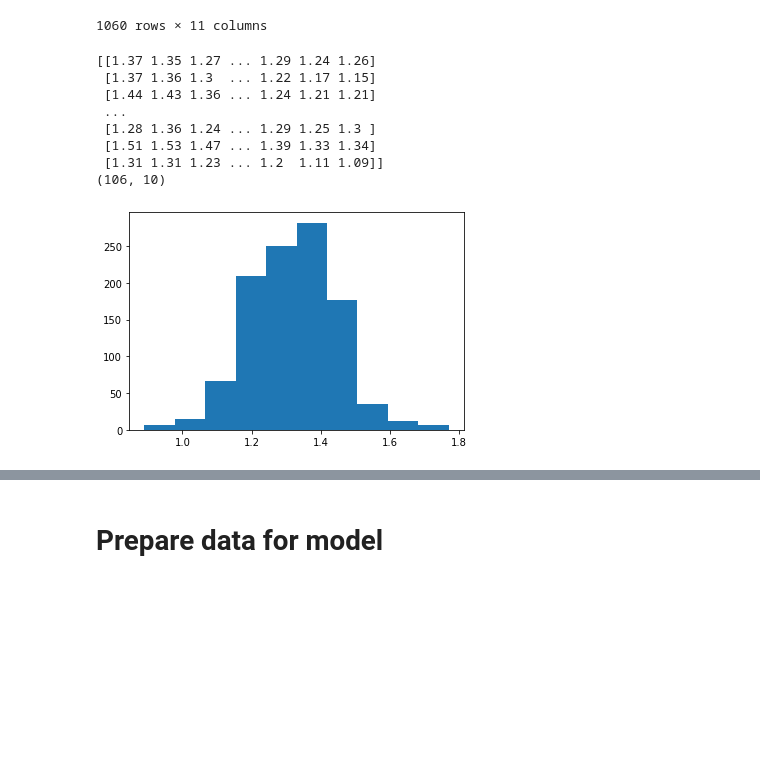
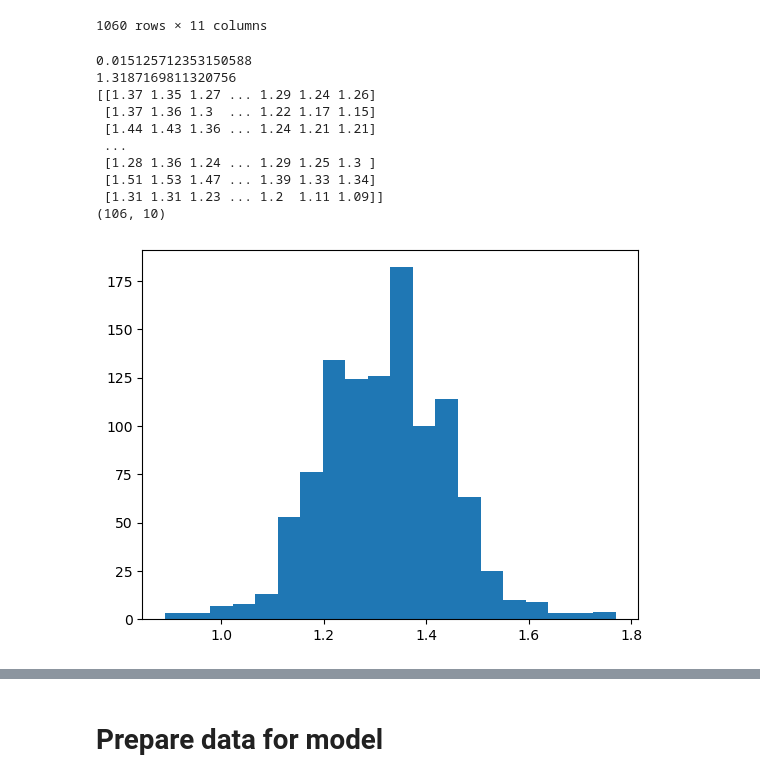
Before and after one commit to richilazza99/bayesian-project, a Jupyter notebook: True_Dataset_model.ipynb, the cells around one changed output, grey strips where cells are left out. Saved outputs shown, nothing was run; the diff lists cells and outputs as text; code cells hidden in the pictures; blank space fills up the shorter version.

```diff
--- a/True_Dataset_model.ipynb
+++ b/True_Dataset_model.ipynb
@@ -31,31 +31,33 @@ dataset
 # %%
 Y=np.array(dataset["tasso.di.fecondità.totale"])
 
 print(np.var(Y))
 print(np.mean(Y))
 
 
 y = []
 y_tmp = np.zeros(10)
 for prov in np.unique(dataset["Territorio"]):
     data_prov = dataset[dataset["Territorio"] == prov]
     y_tmp = np.array(data_prov["tasso.di.fecondità.totale"])
     y.append(y_tmp)
 y = np.array(y)
 print(y)
 print(y.shape)
-plt.hist(Y)
+plt.hist(Y,bins=20)
 plt.show()
 # %% [output]
+0.015125712353150588
+1.3187169811320756
 [[1.37 1.35 1.27 ... 1.29 1.24 1.26]
  [1.37 1.36 1.3  ... 1.22 1.17 1.15]
  [1.44 1.43 1.36 ... 1.24 1.21 1.21]
  ...
  [1.28 1.36 1.24 ... 1.29 1.25 1.3 ]
  [1.51 1.53 1.47 ... 1.39 1.33 1.34]
  [1.31 1.31 1.23 ... 1.2  1.11 1.09]]
 (106, 10)
-[figure, old version]
+[figure, new version]
 # %%
 # mega matrix with the covariates, da normalizzare forse?
 X1=np.array(dataset["età.media.delle.madri.al.parto"])
```
Also changed, not shown: parts of 22 cells of this notebook, 10 other files.
